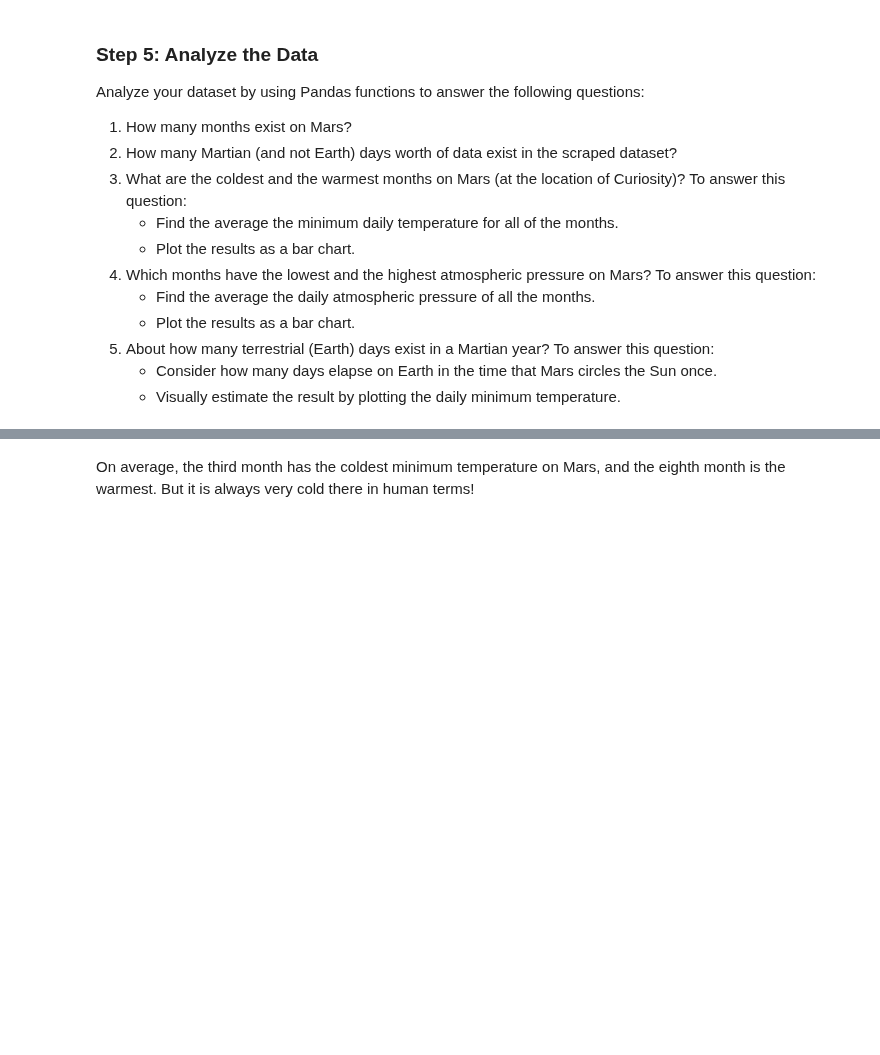
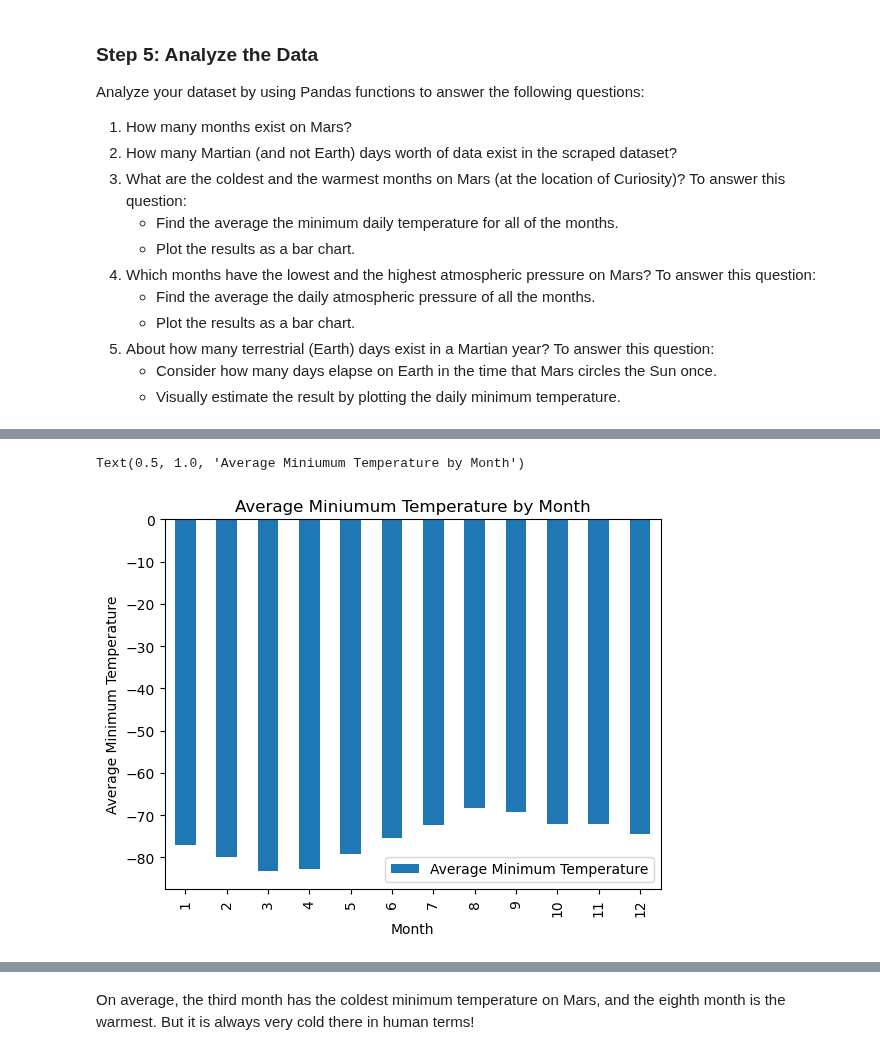
Before and after one commit to andrew8185/data-scraping-challenge, a Jupyter notebook: Starter_Code/part_2_mars_weather.ipynb, the cells around one changed output, grey strips where cells are left out. Drawn from its saved outputs; the diff is of its cells as text; code cells hidden in the pictures; blank space fills up the shorter version.

```diff
--- a/Starter_Code/part_2_mars_weather.ipynb
+++ b/Starter_Code/part_2_mars_weather.ipynb
@@ -113,2 +119,6 @@ AttributeError: 'DataFrame' object has no attribute 'types'
+# %%
+# Change data types for data analysis
+mars_temps_df[['terrestrial_date']] = mars_temps_df[['terrestrial_date']].apply(pd.to_datetime)
+mars_temps_df[['sol','ls','month','min_temp','pressure']] = mars_temps_df[['sol','ls','month','min_temp','pressure']].apply(pd.to_numeric)
 # %%
 # Confirm type changes were successful by examining data types again
@@ -135,2 +163,7 @@ Analyze your dataset by using Pandas functions to answer the following questions
 # %%
 # 3. What is the average low temperature by month?
+mars_avg_temps = mars_temps_df.groupby(['month']).mean()['min_temp']
+mars_avg_temps_df = pd.DataFrame({'Average Minimum Temperature':mars_avg_temps})
+mars_avg_temps_df.reset_index(inplace=True)
+
+display(mars_avg_temps_df)
@@ -146,0 +184,11 @@ Analyze your dataset by using Pandas functions to answer the following questions
+# %%
+# Plot the average temperature by month
+
+mars_avg_temps_chart = mars_avg_temps_df.plot(x= 'month', y= 'Average Minimum Temperature', kind = 'bar')
+
+mars_avg_temps_chart.set_xlabel('Month')
+mars_avg_temps_chart.set_ylabel('Average Minimum Temperature')
+mars_avg_temps_chart.set_title('Average Miniumum Temperature by Month')
+# %% [output]
+Text(0.5, 1.0, 'Average Miniumum Temperature by Month')
+[figure, added]
```
Also changed, not shown: parts of 16 cells of this notebook, 1 other file.
